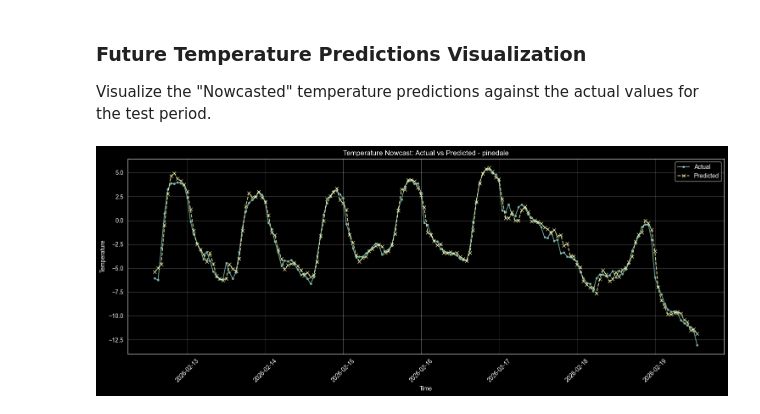
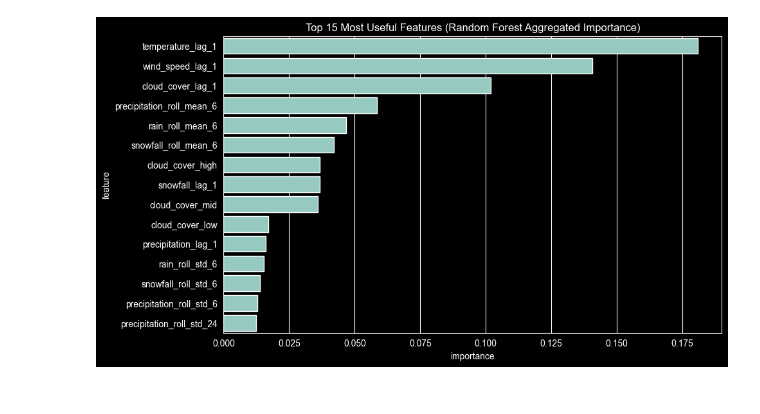
Before and after one commit to bluegroneman/wgu-capstone-project, a Jupyter notebook: src/python/NowCasting.ipynb, the cells around one changed output. Saved outputs shown, nothing was run; the diff lists cells and outputs as text; code cells hidden in the pictures.

```diff
--- a/src/python/NowCasting.ipynb
+++ b/src/python/NowCasting.ipynb
@@ -86,16 +119,24 @@ X = df_engineered.drop(columns=drop_cols)
 y = df_engineered[targets]
 
 # 2. Encode categorical 'location' if we want to use it as a feature
+# We use pd.get_dummies for now, ensuring all expected locations are present
 X = pd.concat([X, pd.get_dummies(df_engineered['location'], prefix='loc')], axis=1)
 
 # 3. Train/Test Split
 X_train, X_test, y_train, y_test = train_test_split(X, y, test_size=0.2, shuffle=False)
 
-# 4. Model Definition
-model = MultiOutputRegressor(RandomForestRegressor(n_estimators=100, random_state=42, n_jobs=-1))
+# 4. Model Definitions
+models = {
+    "Random Forest": MultiOutputRegressor(RandomForestRegressor(n_estimators=100, random_state=42, n_jobs=-1)),
+    "Linear Regression": MultiOutputRegressor(LinearRegression()),
+    "Ridge Regression": MultiOutputRegressor(Ridge(alpha=1.0)),
+    "XGBoost": MultiOutputRegressor(XGBRegressor(n_estimators=100, learning_rate=0.1, random_state=42)),
+    "LightGBM": MultiOutputRegressor(LGBMRegressor(n_estimators=100, learning_rate=0.1, random_state=42))
+}
 
-# 5. Fit Model
-print("Training model...")
-model.fit(X_train, y_train)
-print("Training complete.")
+# 5. Fit Models
+for name, model in models.items():
+    print(f"Training {name} model...")
+    model.fit(X_train, y_train)
+    print(f"Training {name} complete.")
 # %% [output]
@@ -131,37 +210,12 @@ Target: snowfall                  | RMSE: 0.0769 | R2: 0.4232
-# %% [markdown]
-### Future Temperature Predictions Visualization
-Visualize the "Nowcasted" temperature predictions against the actual values for the test period.
-# %%
-# Extract the time and location information for the test set
-# Since we used shuffle=False in train_test_split, X_test corresponds to the last 20% of df_engineered
-test_indices = X_test.index
-df_test_info = df_engineered.loc[test_indices, ['time', 'location']]
-
-# Create a DataFrame for visualization
-viz_df = pd.DataFrame({
-    'time': df_test_info['time'],
-    'location': df_test_info['location'],
-    'Actual Temperature': y_test['temperature'].values,
-    'Predicted Temperature': y_pred[:, 0] # Temperature is the first target
-})
-
-# Plot for each location (or a specific one)
-locations = viz_df['location'].unique()
-
-for loc in locations:
-    loc_data = viz_df[viz_df['location'] == loc].tail(168) # Show last 7 days for clarity
-
-    plt.figure(figsize=(15, 6))
-    plt.plot(loc_data['time'], loc_data['Actual Temperature'], label='Actual', marker='.', alpha=0.7)
-    plt.plot(loc_data['time'], loc_data['Predicted Temperature'], label='Predicted', marker='x', linestyle='--', alpha=0.8)
-
-    plt.title(f"Temperature Nowcast: Actual vs Predicted - {loc}")
-    plt.xlabel("Time")
-    plt.ylabel("Temperature")
-    plt.legend()
-    plt.grid(True, alpha=0.3)
-    plt.xticks(rotation=45)
-    plt.tight_layout()
-    plt.show()
-# %% [output]
-[figure, removed]
+# %%
+# Feature Importance for the Random Forest Model (Aggregated)
+rf_model = models["Random Forest"]
+importances = np.mean([est.feature_importances_ for est in rf_model.estimators_], axis=0)
+feature_importance_df = pd.DataFrame({'feature': X.columns, 'importance': importances}).sort_values('importance', ascending=False)
+
+plt.figure(figsize=(10, 6))
+sns.barplot(x='importance', y='feature', data=feature_importance_df.head(15))
+plt.title("Top 15 Most Useful Features (Random Forest Aggregated Importance)")
+plt.show()
+# %% [output]
+[figure, added]
```
Also changed, not shown: parts of 20 cells of this notebook, 2 other files.
